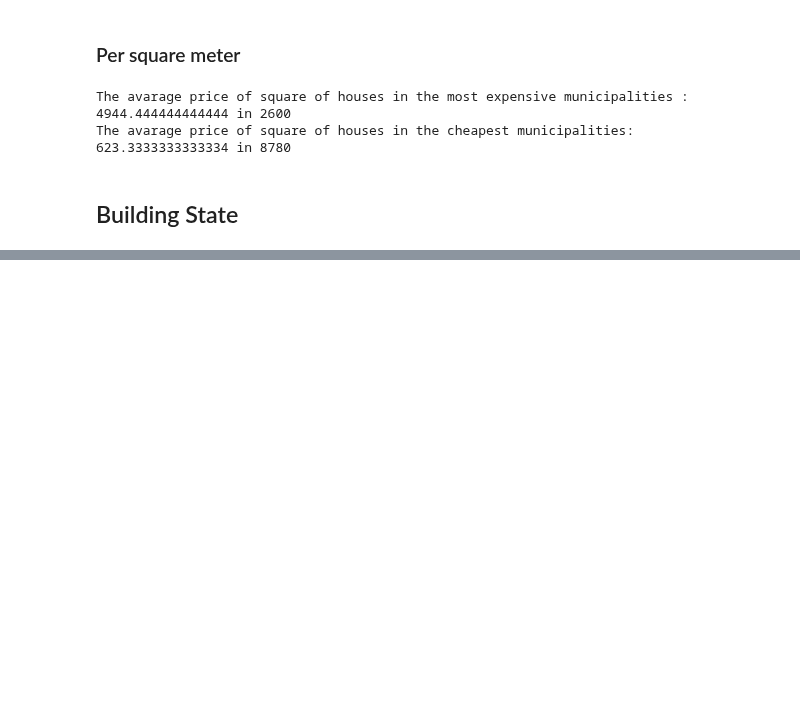
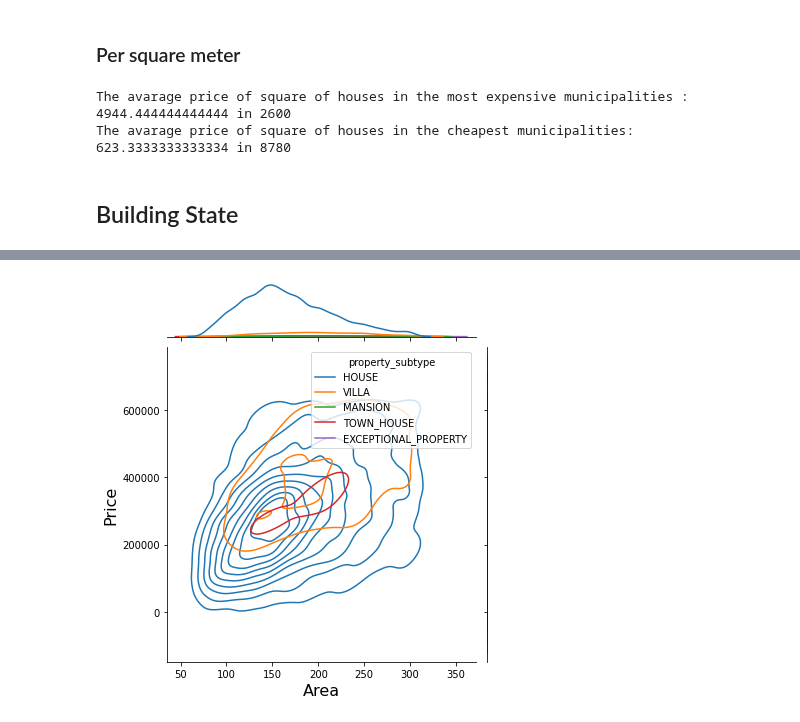
Before and after one commit to phfimmers/Data_visualization, a Jupyter notebook: Correlations/emre_plot.ipynb, the cells around one changed output, grey strips where cells are left out. Cells and saved outputs as stored; diff of their text form; code cells hidden in the pictures; blank space fills up the shorter version.

```diff
--- a/Correlations/emre_plot.ipynb
+++ b/Correlations/emre_plot.ipynb
@@ -296,0 +277,11 @@ plt.show()
+# %%
+house_filtered = df.loc[(df.house_is == True) & (df.area.between(80, 300)) & (df.price.between(0, 600000)) & (df.house_is == True)]
+# %%
+g = sns.jointplot(x='area', y='price', data=house_filtered, hue='property_subtype', kind='kde')
+g.set_axis_labels('Area', 'Price', fontsize=16)
+
+
+plt.xlim(0, 1)
+plt.show()
+# %% [output]
+[figure, added]
```
Also changed, not shown: parts of 13 cells of this notebook, 1 other file.
